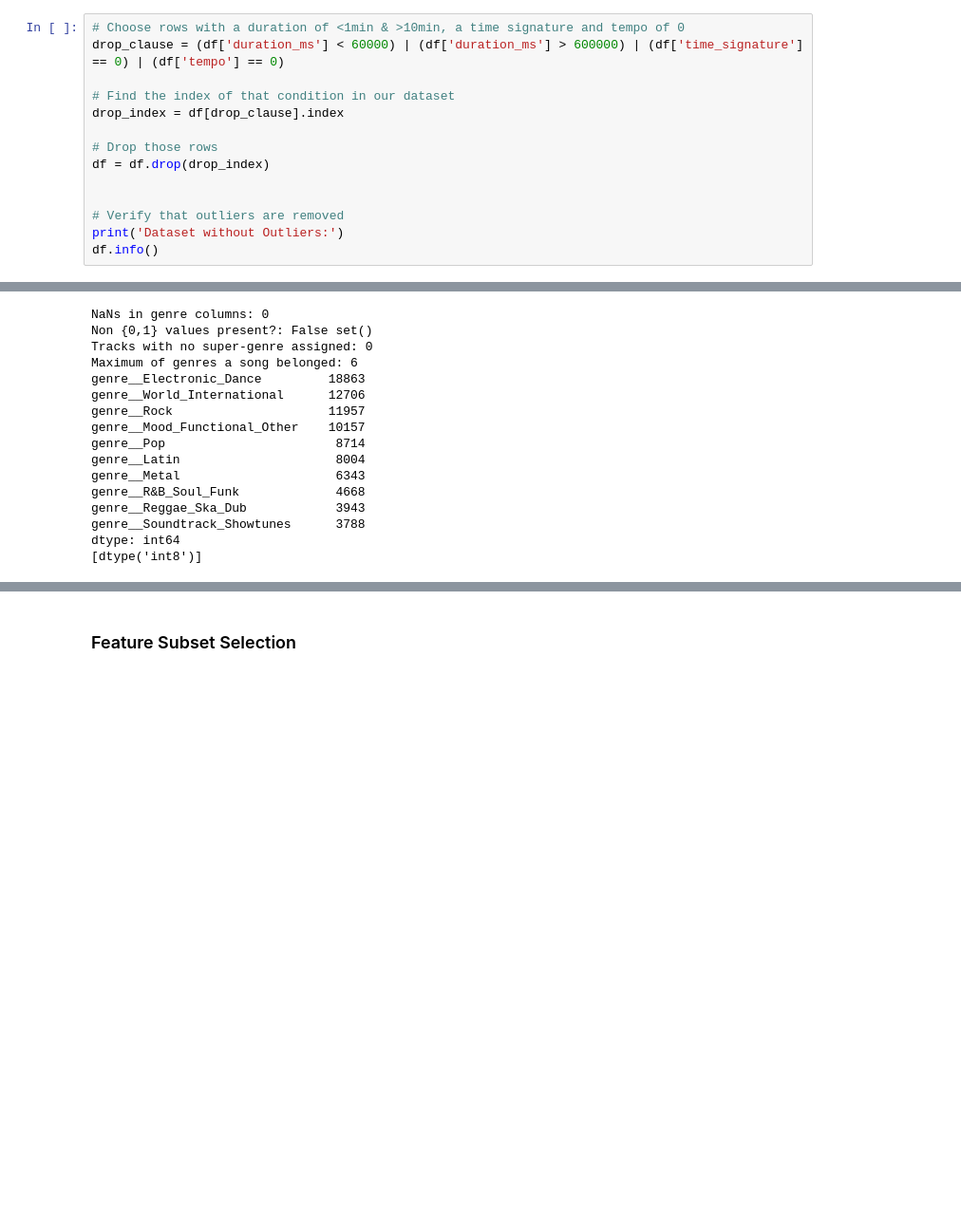
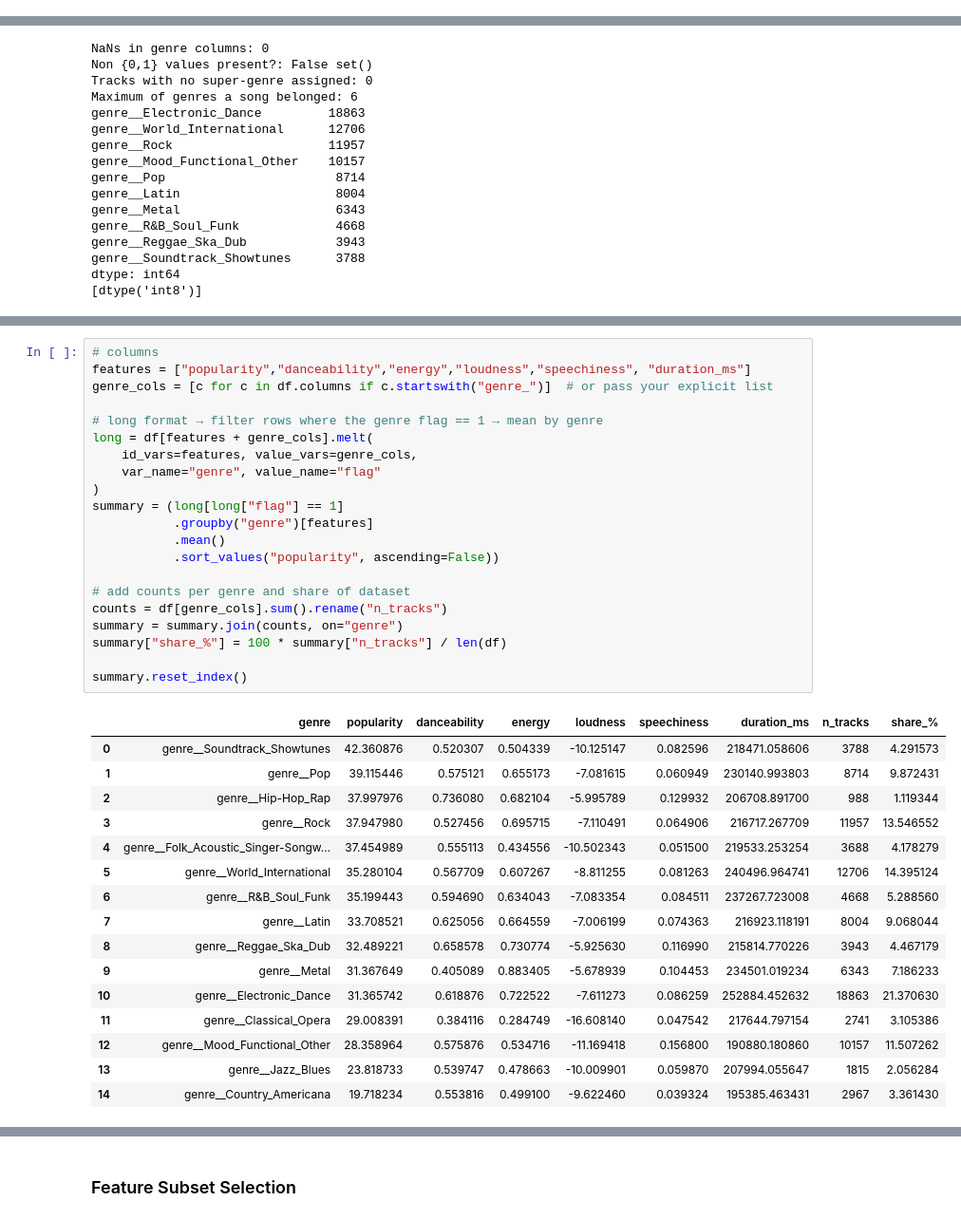
Before and after one commit to clara-opp/datamining_group12, a Jupyter notebook: Preprocessing.ipynb, the cells around one changed output, grey strips where cells are left out. Shown at 95% size. Cells and saved outputs as stored; diff of their text form; blank space fills up the shorter version.

Commit message:
added one hot encoding for key and time signature; added table of class distribution for genre labels; switched some sections between preprocessing and selections; added some domain knowledge

```diff
--- a/Preprocessing.ipynb
+++ b/Preprocessing.ipynb
@@ -60,14 +58,0 @@ Simple remedy, Anomaly Detection
-# %%
-# Choose rows with a duration of <1min & >10min, a time signature and tempo of 0
-drop_clause = (df['duration_ms'] < 60000) | (df['duration_ms'] > 600000) | (df['time_signature'] == 0) | (df['tempo'] == 0)
-
-# Find the index of that condition in our dataset
-drop_index = df[drop_clause].index
-
-# Drop those rows
-df = df.drop(drop_index)
-
-
-# Verify that outliers are removed
-print('Dataset without Outliers:')
-df.info()
@@ -372,0 +365,38 @@ df = df_final
+# %%
+# columns
+features = ["popularity","danceability","energy","loudness","speechiness", "duration_ms"]
+genre_cols = [c for c in df.columns if c.startswith("genre_")]  # or pass your explicit list
+
+# long format → filter rows where the genre flag == 1 → mean by genre
+long = df[features + genre_cols].melt(
+    id_vars=features, value_vars=genre_cols,
+    var_name="genre", value_name="flag"
+)
+summary = (long[long["flag"] == 1]
+           .groupby("genre")[features]
+           .mean()
+           .sort_values("popularity", ascending=False))
+
+# add counts per genre and share of dataset
+counts = df[genre_cols].sum().rename("n_tracks")
+summary = summary.join(counts, on="genre")
+summary["share_%"] = 100 * summary["n_tracks"] / len(df)
+
+summary.reset_index()
+# %% [output]
+|  | genre | popularity | danceability | energy | loudness | speechiness | duration_ms | n_tracks | share_% |
+| 0 | genre__Soundtrack_Showtunes | 42.360876 | 0.520307 | 0.504339 | -10.125147 | 0.082596 | 218471.058606 | 3788 | 4.291573 |
+| 1 | genre__Pop | 39.115446 | 0.575121 | 0.655173 | -7.081615 | 0.060949 | 230140.993803 | 8714 | 9.872431 |
+| 2 | genre__Hip-Hop_Rap | 37.997976 | 0.736080 | 0.682104 | -5.995789 | 0.129932 | 206708.891700 | 988 | 1.119344 |
+| 3 | genre__Rock | 37.947980 | 0.527456 | 0.695715 | -7.110491 | 0.064906 | 216717.267709 | 11957 | 13.546552 |
+| 4 | genre__Folk_Acoustic_Singer-Songw... | 37.454989 | 0.555113 | 0.434556 | -10.502343 | 0.051500 | 219533.253254 | 3688 | 4.178279 |
+| 5 | genre__World_International | 35.280104 | 0.567709 | 0.607267 | -8.811255 | 0.081263 | 240496.964741 | 12706 | 14.395124 |
+| 6 | genre__R&B_Soul_Funk | 35.199443 | 0.594690 | 0.634043 | -7.083354 | 0.084511 | 237267.723008 | 4668 | 5.288560 |
+| 7 | genre__Latin | 33.708521 | 0.625056 | 0.664559 | -7.006199 | 0.074363 | 216923.118191 | 8004 | 9.068044 |
+| 8 | genre__Reggae_Ska_Dub | 32.489221 | 0.658578 | 0.730774 | -5.925630 | 0.116990 | 215814.770226 | 3943 | 4.467179 |
+| 9 | genre__Metal | 31.367649 | 0.405089 | 0.883405 | -5.678939 | 0.104453 | 234501.019234 | 6343 | 7.186233 |
+| 10 | genre__Electronic_Dance | 31.365742 | 0.618876 | 0.722522 | -7.611273 | 0.086259 | 252884.452632 | 18863 | 21.370630 |
+| 11 | genre__Classical_Opera | 29.008391 | 0.384116 | 0.284749 | -16.608140 | 0.047542 | 217644.797154 | 2741 | 3.105386 |
+| 12 | genre__Mood_Functional_Other | 28.358964 | 0.575876 | 0.534716 | -11.169418 | 0.156800 | 190880.180860 | 10157 | 11.507262 |
+| 13 | genre__Jazz_Blues | 23.818733 | 0.539747 | 0.478663 | -10.009901 | 0.059870 | 207994.055647 | 1815 | 2.056284 |
+| 14 | genre__Country_Americana | 19.718234 | 0.553816 | 0.499100 | -9.622460 | 0.039324 | 195385.463431 | 2967 | 3.361430 |
```
Also changed, not shown: parts of 21 cells of this notebook, 2 other files.
